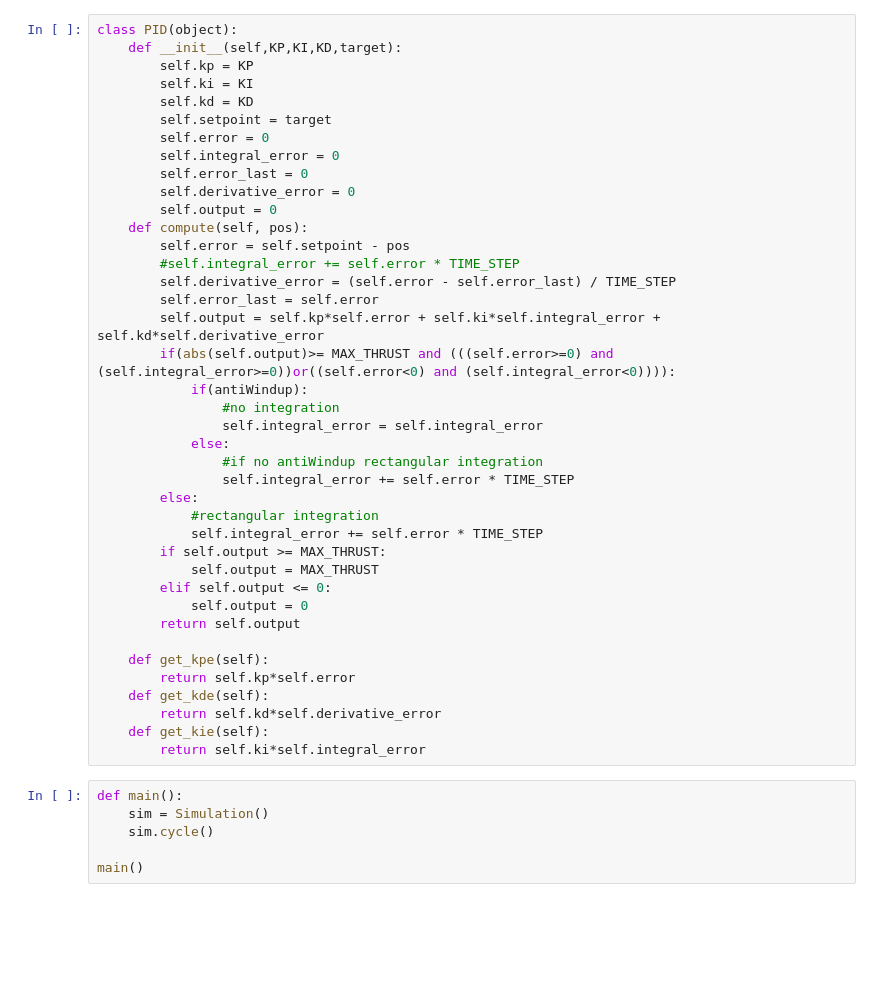
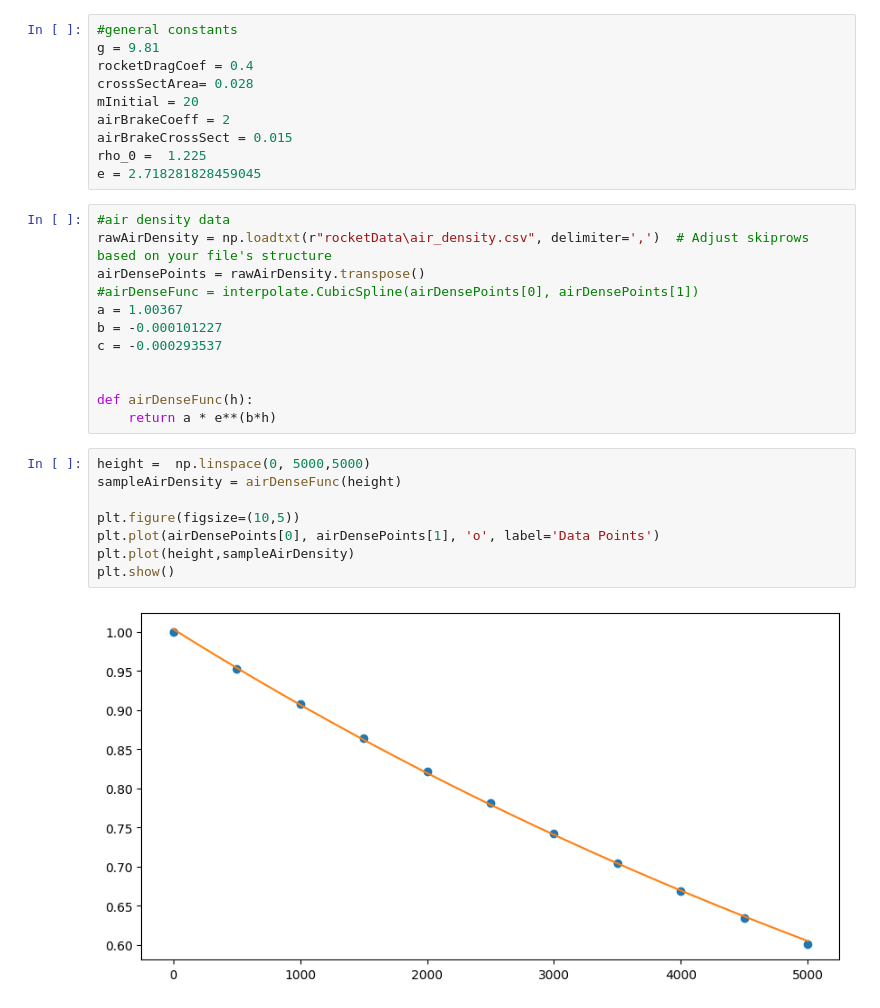
Before and after one commit to TW-exe/rocketPID, a Jupyter notebook: PID.ipynb, the cells around one changed output. Cells and saved outputs as stored; diff of their text form; blank space fills up the shorter version.

```diff
--- a/PID.ipynb
+++ b/PID.ipynb
@@ -87,46 +7,32 @@ class Rocket(object):
-# %%
-class PID(object):
-	def __init__(self,KP,KI,KD,target):
-		self.kp = KP
-		self.ki = KI
-		self.kd = KD
-		self.setpoint = target
-		self.error = 0
-		self.integral_error = 0
-		self.error_last = 0
-		self.derivative_error = 0
-		self.output = 0
-	def compute(self, pos):
-		self.error = self.setpoint - pos
-		#self.integral_error += self.error * TIME_STEP
-		self.derivative_error = (self.error - self.error_last) / TIME_STEP
-		self.error_last = self.error
-		self.output = self.kp*self.error + self.ki*self.integral_error + self.kd*self.derivative_error
-		if(abs(self.output)>= MAX_THRUST and (((self.error>=0) and (self.integral_error>=0))or((self.error<0) and (self.integral_error<0)))):
-			if(antiWindup):
-				#no integration
-				self.integral_error = self.integral_error
-			else:
-				#if no antiWindup rectangular integration
-				self.integral_error += self.error * TIME_STEP
-		else:
-			#rectangular integration
-			self.integral_error += self.error * TIME_STEP
-		if self.output >= MAX_THRUST:
-			self.output = MAX_THRUST
-		elif self.output <= 0:
-			self.output = 0
-		return self.output
-
-	def get_kpe(self):
-		return self.kp*self.error
-	def get_kde(self):
-		return self.kd*self.derivative_error
-	def get_kie(self):
-		return self.ki*self.integral_error
-# %%
-def main():
-	sim = Simulation()
-	sim.cycle()
-
-main()
+# %%
+#general constants
+g = 9.81
+rocketDragCoef = 0.4
+crossSectArea= 0.028
+mInitial = 20
+airBrakeCoeff = 2
+airBrakeCrossSect = 0.015
+rho_0 =  1.225
+e = 2.718281828459045
+# %%
+#air density data
+rawAirDensity = np.loadtxt(r"rocketData\air_density.csv", delimiter=',')  # Adjust skiprows based on your file's structure
+airDensePoints = rawAirDensity.transpose()
+#airDenseFunc = interpolate.CubicSpline(airDensePoints[0], airDensePoints[1])
+a = 1.00367
+b = -0.000101227
+c = -0.000293537
+
+
+def airDenseFunc(h):
+    return a * e**(b*h)
+# %%
+height =  np.linspace(0, 5000,5000)
+sampleAirDensity = airDenseFunc(height)
+
+plt.figure(figsize=(10,5))
+plt.plot(airDensePoints[0], airDensePoints[1], 'o', label='Data Points')
+plt.plot(height,sampleAirDensity)
+plt.show()
+# %% [output]
+[figure, added]
```
Also changed, not shown: parts of 19 cells of this notebook.
